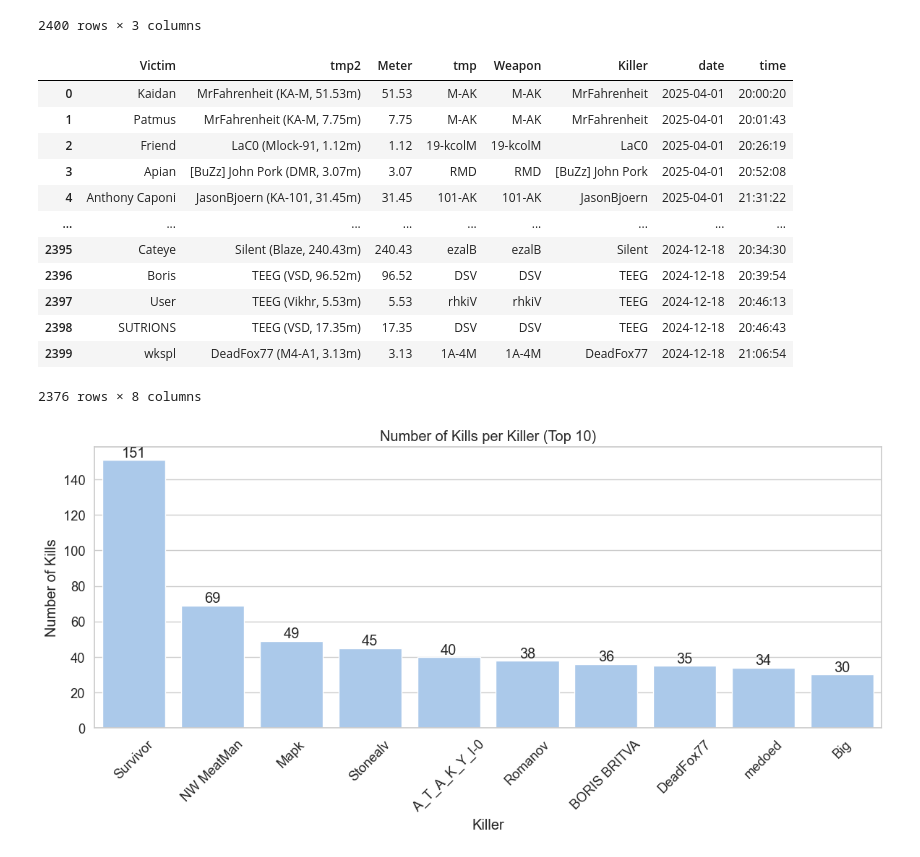
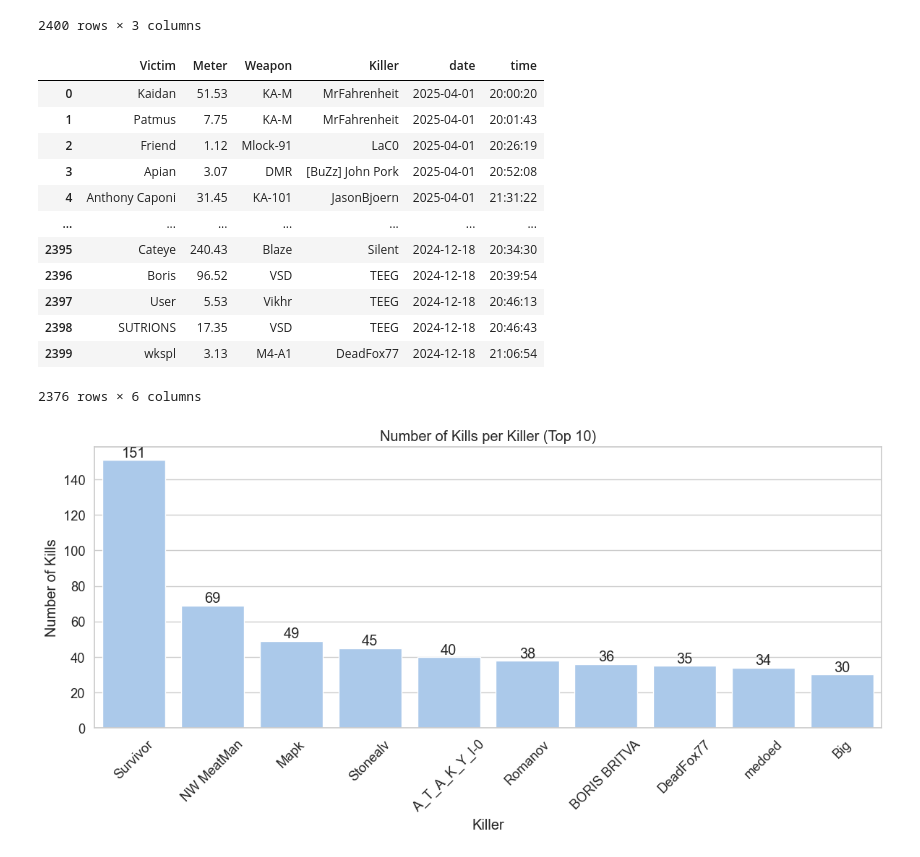
Before and after one commit to lucahlg/DayZAnalytics, a Jupyter notebook: discord.ipynb, the cells around one changed output. Saved outputs shown, nothing was run; the diff lists cells and outputs as text; code cells hidden in the pictures.

Commit message:
dropped tmp columns earlier and fixed seaborn warnings

```diff
--- a/discord.ipynb
+++ b/discord.ipynb
@@ -52,49 +52,53 @@ df['tmp'] = df['tmp'].str.split(' ,').str[1]
 # remove everything behind the first "( " with regex
 df['tmp'] = df['tmp'].str.replace(r'\(.*', '', regex=True)
 # reverse the order of the characters in column tmp again
+df['tmp'] = df['tmp'].str[::-1]
+# rename the column tmp to Weapon
 df['Weapon'] = df['tmp']
 # split the column tmp2 by " (". Sometimes there are two " (" in the column in this case we combine [0] and [1]
 df['Killer'] = df['tmp2'].str.split(' \(').str[0]
+# drop the column tmp and tmp2
+df.drop(columns=['tmp', 'tmp2'], inplace=True)
 
 
 # drop the column content
 df.drop(columns=['content'], inplace=True)
 
 # create column date and column time from the column timestamp
 df['date'] = pd.to_datetime(df['timestamp']).dt.date
 df['time'] = pd.to_datetime(df['timestamp']).dt.time
 # drop the column timestamp
 df.drop(columns=['timestamp'], inplace=True)
 
 df['date'] = pd.to_datetime(df['date'])
 
 # remove everything behind . of colum time
 df['time'] = df['time'].astype(str).str.split('.').str[0]
 
 #df['time'] = pd.to_datetime(df['time'], format='%H:%M:%S').dt.time
 df['date'] = pd.to_datetime(df['date'], format='%Y-%m-%d').dt.date
 
 # drop duplicate rows
 df.drop_duplicates(inplace=True)
 
 #  cast m to number
 df['Meter'] = df['Meter'].str.replace('m', '').astype(float)
 
 df
 # %% [output]
-|  | Victim | tmp2 | Meter | tmp | Weapon | Killer | date | time |
-| 0 | Kaidan | MrFahrenheit (KA-M, 51.53m) | 51.53 | M-AK | M-AK | MrFahrenheit | 2025-04-01 | 20:00:20 |
-| 1 | Patmus | MrFahrenheit (KA-M, 7.75m) | 7.75 | M-AK | M-AK | MrFahrenheit | 2025-04-01 | 20:01:43 |
-| 2 | Friend | LaC0 (Mlock-91, 1.12m) | 1.12 | 19-kcolM | 19-kcolM | LaC0 | 2025-04-01 | 20:26:19 |
-| 3 | Apian | [BuZz] John Pork (DMR, 3.07m) | 3.07 | RMD | RMD | [BuZz] John Pork | 2025-04-01 | 20:52:08 |
-| 4 | Anthony Caponi | JasonBjoern (KA-101, 31.45m) | 31.45 | 101-AK | 101-AK | JasonBjoern | 2025-04-01 | 21:31:22 |
-| ... | ... | ... | ... | ... | ... | ... | ... | ... |
-| 2395 | Cateye | Silent (Blaze, 240.43m) | 240.43 | ezalB | ezalB | Silent | 2024-12-18 | 20:34:30 |
-| 2396 | Boris | TEEG (VSD, 96.52m) | 96.52 | DSV | DSV | TEEG | 2024-12-18 | 20:39:54 |
-| 2397 | User | TEEG (Vikhr, 5.53m) | 5.53 | rhkiV | rhkiV | TEEG | 2024-12-18 | 20:46:13 |
-| 2398 | SUTRIONS | TEEG (VSD, 17.35m) | 17.35 | DSV | DSV | TEEG | 2024-12-18 | 20:46:43 |
-| 2399 | wkspl | DeadFox77 (M4-A1, 3.13m) | 3.13 | 1A-4M | 1A-4M | DeadFox77 | 2024-12-18 | 21:06:54 |
+|  | Victim | Meter | Weapon | Killer | date | time |
+| 0 | Kaidan | 51.53 | KA-M | MrFahrenheit | 2025-04-01 | 20:00:20 |
+| 1 | Patmus | 7.75 | KA-M | MrFahrenheit | 2025-04-01 | 20:01:43 |
+| 2 | Friend | 1.12 | Mlock-91 | LaC0 | 2025-04-01 | 20:26:19 |
+| 3 | Apian | 3.07 | DMR | [BuZz] John Pork | 2025-04-01 | 20:52:08 |
+| 4 | Anthony Caponi | 31.45 | KA-101 | JasonBjoern | 2025-04-01 | 21:31:22 |
+| ... | ... | ... | ... | ... | ... | ... |
+| 2395 | Cateye | 240.43 | Blaze | Silent | 2024-12-18 | 20:34:30 |
+| 2396 | Boris | 96.52 | VSD | TEEG | 2024-12-18 | 20:39:54 |
+| 2397 | User | 5.53 | Vikhr | TEEG | 2024-12-18 | 20:46:13 |
+| 2398 | SUTRIONS | 17.35 | VSD | TEEG | 2024-12-18 | 20:46:43 |
+| 2399 | wkspl | 3.13 | M4-A1 | DeadFox77 | 2024-12-18 | 21:06:54 |
-2376 rows × 8 columns
+2376 rows × 6 columns
 # %%
 # visualize the data
 import matplotlib.pyplot as plt
```
Also changed, not shown: parts of 6 cells of this notebook.
